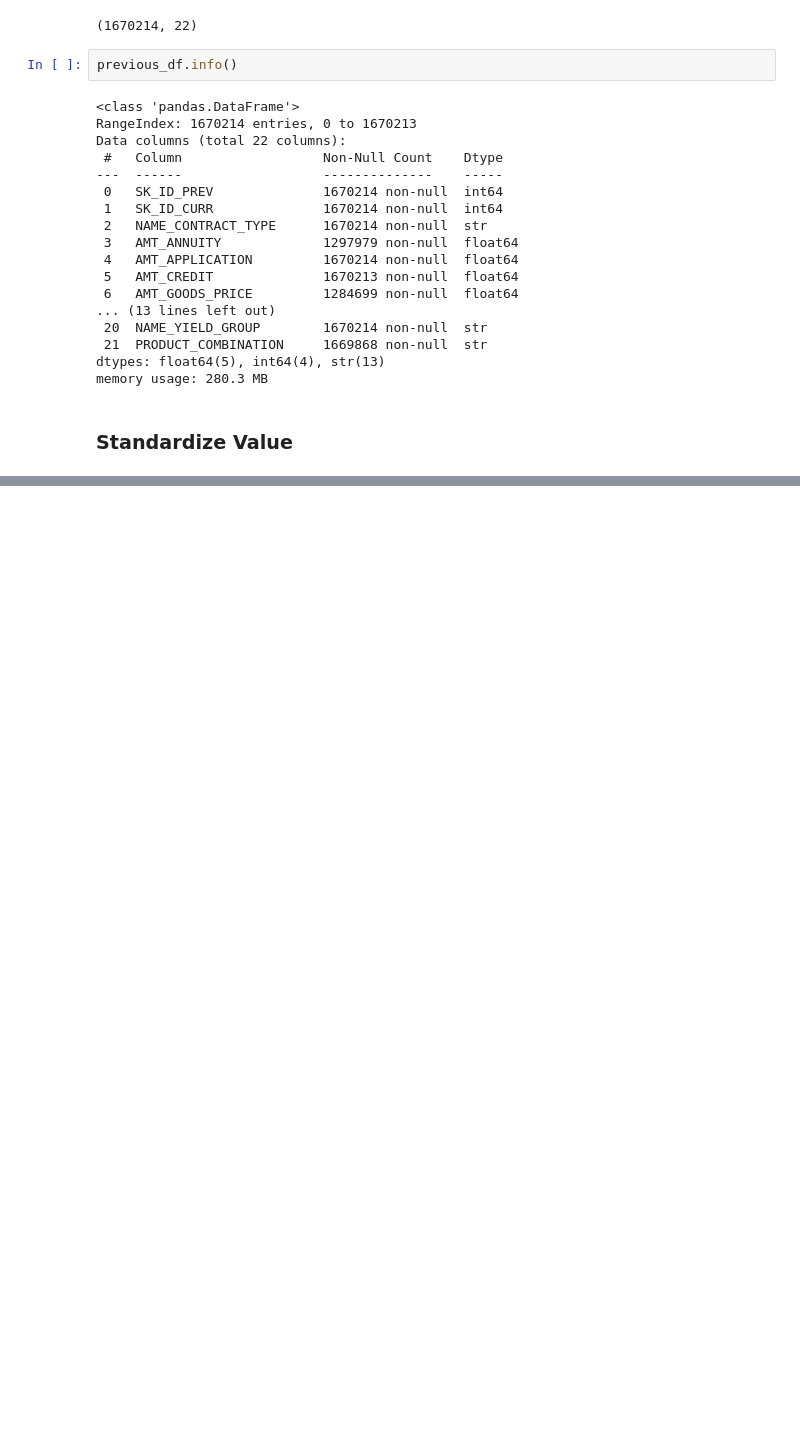
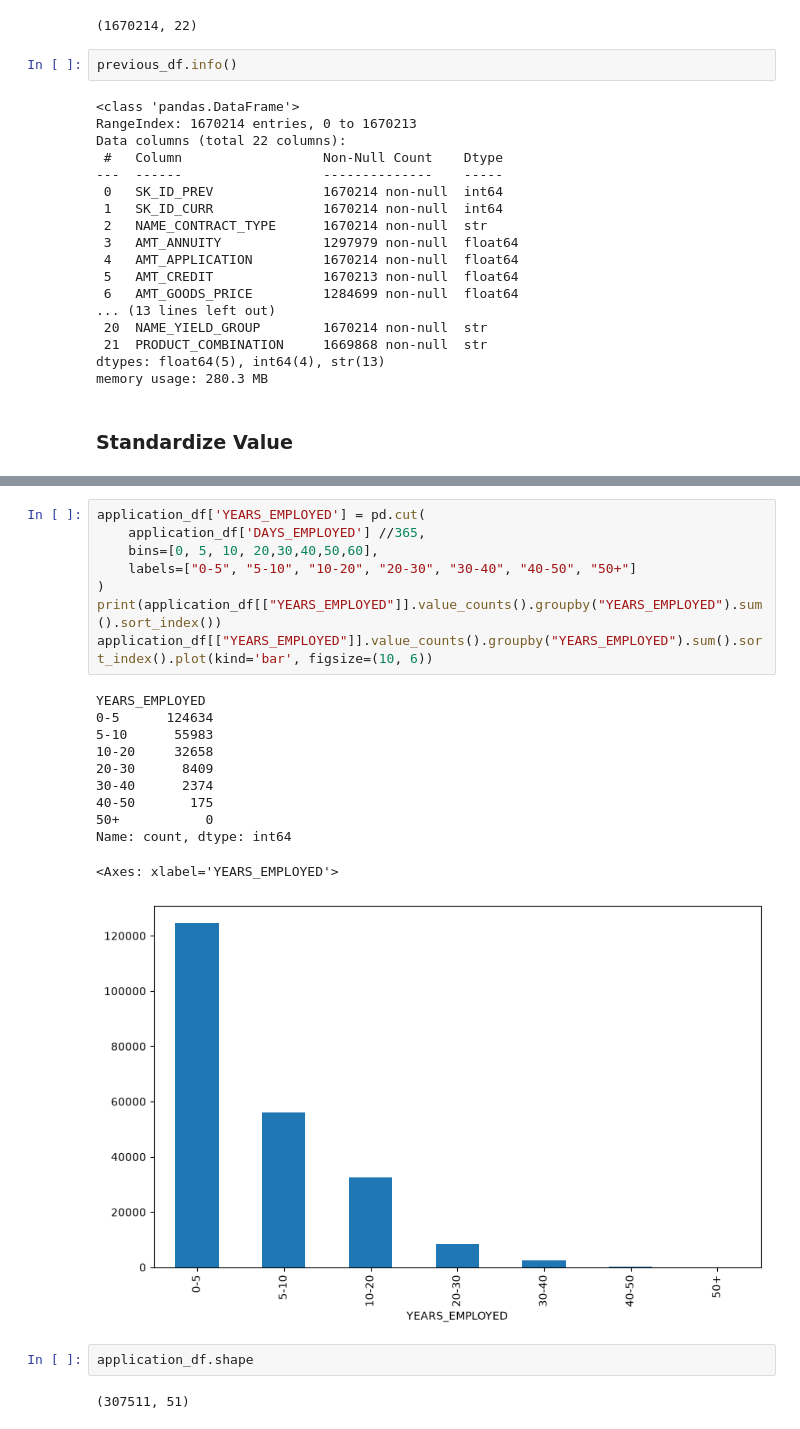
Before and after one commit to rakesh-kumar07/LogicMojo-AI-ML-June26-rakesh, a Jupyter notebook: EDA_Bank_Case_Study/Bank_loan_Assignment.ipynb, the cells around one changed output, grey strips where cells are left out. Cells and saved outputs as stored; diff of their text form; blank space fills up the shorter version.

```diff
--- a/EDA_Bank_Case_Study/Bank_loan_Assignment.ipynb
+++ b/EDA_Bank_Case_Study/Bank_loan_Assignment.ipynb
@@ -689,0 +836,24 @@ memory usage: 280.3 MB
+# %%
+application_df['YEARS_EMPLOYED'] = pd.cut(
+    application_df['DAYS_EMPLOYED'] //365,
+    bins=[0, 5, 10, 20,30,40,50,60],
+    labels=["0-5", "5-10", "10-20", "20-30", "30-40", "40-50", "50+"]
+)
+print(application_df[["YEARS_EMPLOYED"]].value_counts().groupby("YEARS_EMPLOYED").sum().sort_index())
+application_df[["YEARS_EMPLOYED"]].value_counts().groupby("YEARS_EMPLOYED").sum().sort_index().plot(kind='bar', figsize=(10, 6))
+# %% [output]
+YEARS_EMPLOYED
+0-5      124634
+5-10      55983
+10-20     32658
+20-30      8409
+30-40      2374
+40-50       175
+50+           0
+Name: count, dtype: int64
+<Axes: xlabel='YEARS_EMPLOYED'>
+[figure, added]
+# %%
+application_df.shape
+# %% [output]
+(307511, 51)
```
Also changed, not shown: parts of 10 cells of this notebook, 1 other file.
